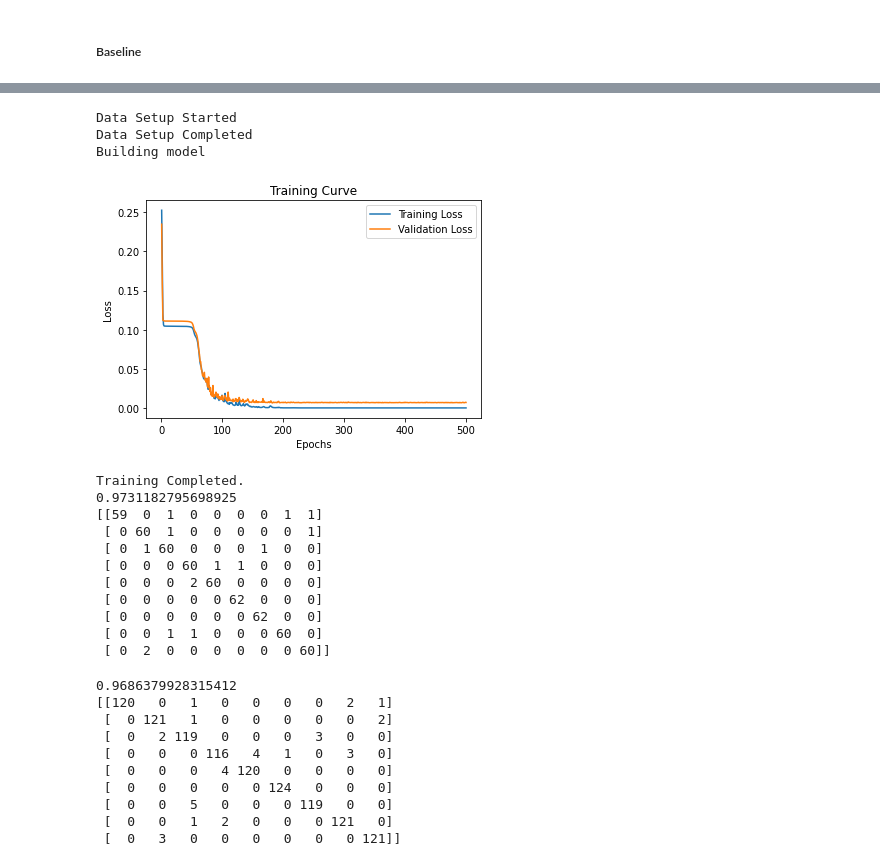
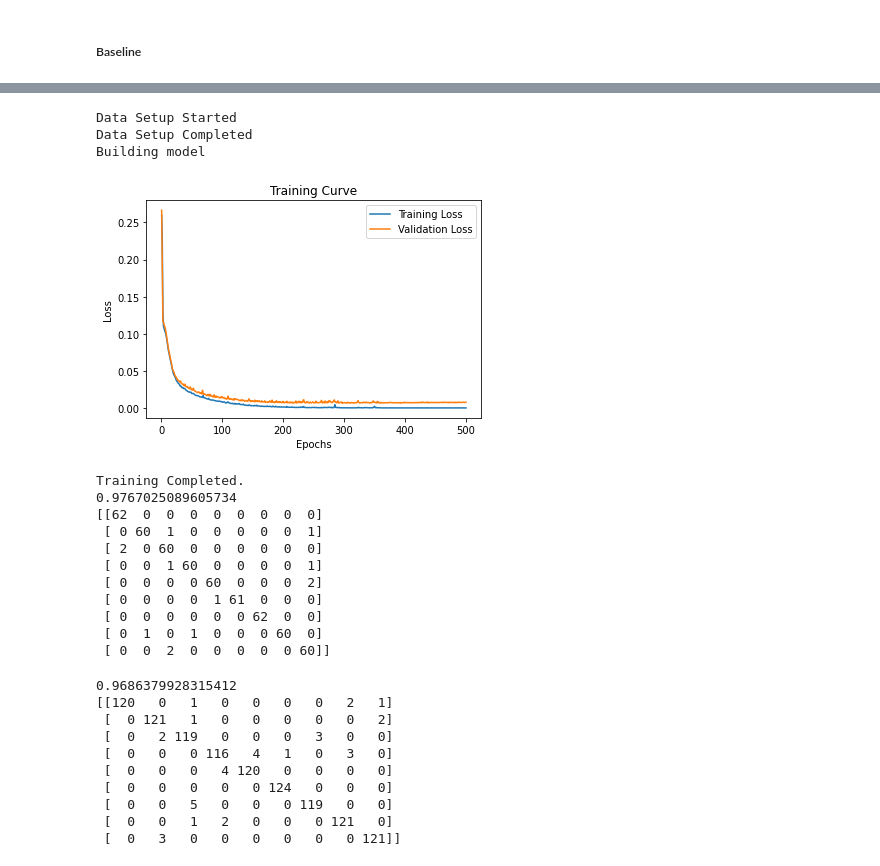
Before and after one commit to Singla17/Gesture-Recognition, a Jupyter notebook: CNN_Analysis/Modified_LeNet_with_RDI_input.ipynb, the cells around one changed output, grey strips where cells are left out. Cells and saved outputs as stored; diff of their text form; code cells hidden in the pictures.

```diff
--- a/CNN_Analysis/Modified_LeNet_with_RDI_input.ipynb
+++ b/CNN_Analysis/Modified_LeNet_with_RDI_input.ipynb
@@ -711,9 +704,3 @@ def get_test_val(X_test_use,y_test_use):
     y_val.extend(val_y)
     y_test.extend(test_y)
   return X_test,X_val,y_test,y_val
-# %%
-model1 = net(40,6,False,216,54,True)  ## 1st
-model1 = training(model1,0.1,500,64,'MSE',0.9,SoliData('Train',X_train,y_train,X_test,y_test,X_val,y_val),True,True,SoliData('Val',X_train,y_train,X_test,y_test,X_val,y_val),False)
-accu, conf = testing_conf(SoliData('Test',X_train,y_train,X_test,y_test,X_val,y_val),model1,device,'MSE')
-print(accu)
-print(conf)
@@ -738,5 +706,0 @@ Training Completed.
-# %%
-accu1, conf1 = testing_conf(SoliData('Test',X_train,y_train,X_test,y_test,X_val,y_val),model1,device,'MSE')
-accu2, conf2 = testing_conf(SoliData('Val',X_train,y_train,X_test,y_test,X_val,y_val),model1,device,'MSE')
-print(conf1+conf2)
-print(np.trace(conf1+conf2)/np.sum(conf1+conf2))
@@ -1034,7 +1011,7 @@ def get_test_val(X_test_use,y_test_use,remove):
     y_test.extend(test_y)
   return X_test,X_val,y_test,y_val
 # %%
-X_train, y_train = get_pruned_data(True,40,[0,2])
-X_test_use, y_test_use = get_pruned_data(False,40,[0,2])
+X_train, y_train = get_pruned_data(True,40,[3,10])
+X_test_use, y_test_use = get_pruned_data(False,40,[3,10])
 # %%
-X_test,X_val,y_test,y_val = get_test_val(X_test_use,y_test_use,[0,2])
+X_test,X_val,y_test,y_val = get_test_val(X_test_use,y_test_use,[3,10])
@@ -1067,25 +1018,25 @@ Estimated Total Size (MB): 0.67
 # %%
 model1 = pnet(40,6,False,216,54,True,9)  ## 1st
-model1 = training(model1,0.1,500,64,'MSE',0.9,SoliData('Train',X_train,y_train,X_test,y_test,X_val,y_val),True,True,SoliData('Val',X_train,y_train,X_test,y_test,X_val,y_val),False)
+model1 = training(model1,0.0003,500,64,'MSE',0.9,SoliData('Train',X_train,y_train,X_test,y_test,X_val,y_val),True,False,SoliData('Val',X_train,y_train,X_test,y_test,X_val,y_val),False)
 accu, conf = testing_conf(SoliData('Test',X_train,y_train,X_test,y_test,X_val,y_val),model1,device,'MSE')
 print(accu)
 print(conf)
 # %% [output]
 Data Setup Started
 Data Setup Completed
 Building model
-[figure, old version]
+[figure, new version]
 Training Completed.
-0.9731182795698925
-[[59  0  1  0  0  0  0  1  1]
+0.9767025089605734
+[[62  0  0  0  0  0  0  0  0]
  [ 0 60  1  0  0  0  0  0  1]
- [ 0  1 60  0  0  0  1  0  0]
- [ 0  0  0 60  1  1  0  0  0]
- [ 0  0  0  2 60  0  0  0  0]
- [ 0  0  0  0  0 62  0  0  0]
+ [ 2  0 60  0  0  0  0  0  0]
+ [ 0  0  1 60  0  0  0  0  1]
+ [ 0  0  0  0 60  0  0  0  2]
+ [ 0  0  0  0  1 61  0  0  0]
  [ 0  0  0  0  0  0 62  0  0]
- [ 0  0  1  1  0  0  0 60  0]
- [ 0  2  0  0  0  0  0  0 60]]
+ [ 0  1  0  1  0  0  0 60  0]
+ [ 0  0  2  0  0  0  0  0 60]]
 # %%
 accu1, conf1 = testing_conf(SoliData('Test',X_train,y_train,X_test,y_test,X_val,y_val),model1,device,'MSE')
 accu2, conf2 = testing_conf(SoliData('Val',X_train,y_train,X_test,y_test,X_val,y_val),model1,device,'MSE')
```
Also changed, not shown: parts of 24 cells of this notebook, 2 other files.
